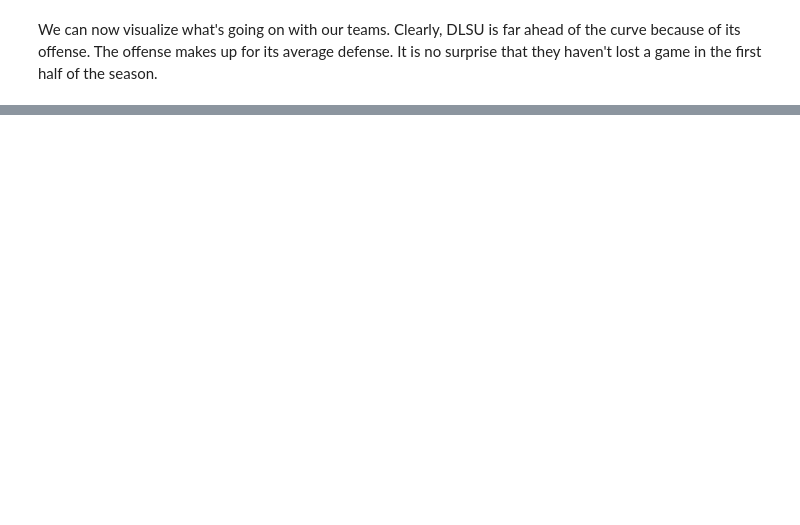
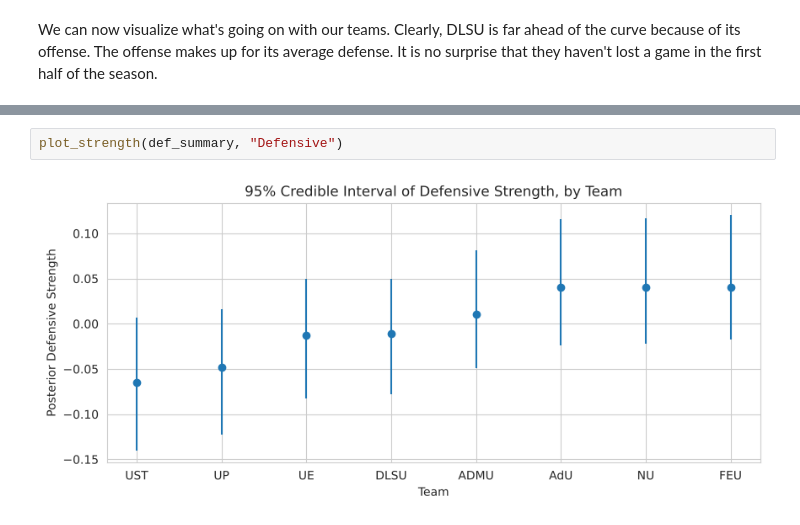
Before and after one commit to joshuacortez/bayesian-blog, a Jupyter notebook: basketball outcomes using probabilistic programming.ipynb, the cells around one changed output, grey strips where cells are left out. Cells and saved outputs as stored; diff of their text form; blank space fills up the shorter version.

```diff
--- a/basketball outcomes using probabilistic programming.ipynb
+++ b/basketball outcomes using probabilistic programming.ipynb
@@ -578,0 +343,4 @@ In any case, it was a fun learning experience. Probabilistic programming is a gr
+# %%
+plot_strength(def_summary, "Defensive")
+# %% [output]
+[figure, added]
```
Also changed, not shown: parts of 72 cells of this notebook, 4 other files.
